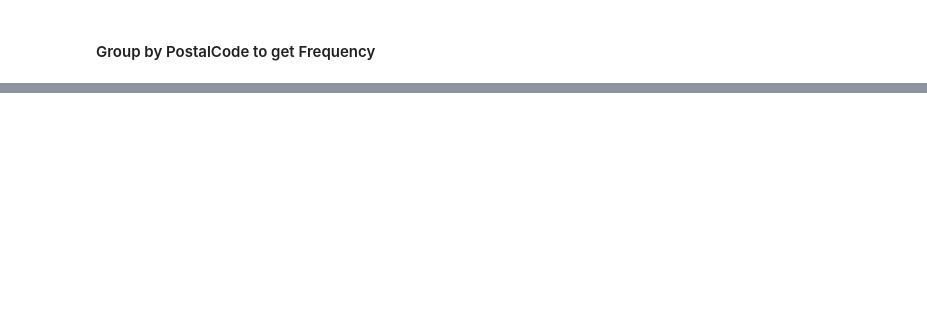
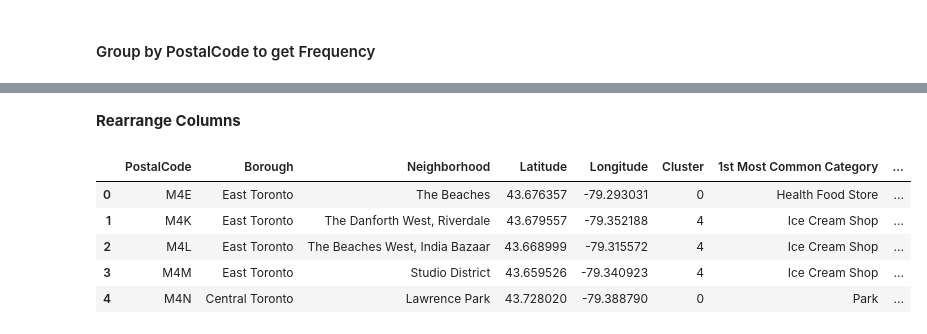
Before and after one commit to amypeniston/data-science-capstone-project, a Jupyter notebook: Scraping_and_Clustering.ipynb, the cells around one changed output, grey strips where cells are left out. Saved outputs shown, nothing was run; the diff lists cells and outputs as text; code cells hidden in the pictures; blank space fills up the shorter version.

```diff
--- a/Scraping_and_Clustering.ipynb
+++ b/Scraping_and_Clustering.ipynb
@@ -371,0 +448,6 @@ for idx, row in nearby_venues_grouped.iterrows():
+# %%
+k_means = KMeans(n_clusters=n_clusters, random_state=0)
+k_means.fit(clustering_df)
+
+cluster_results = k_means.labels_
+cluster_results
@@ -371,0 +460,4 @@ for idx, row in nearby_venues_grouped.iterrows():
+# %%
+result_df = top_df.copy()
+result_df.insert(1, "Cluster", cluster_results)
+result_df.head()
@@ -371,0 +473,3 @@ for idx, row in nearby_venues_grouped.iterrows():
+# %%
+result_df = result_df.merge(toronto_data, how="inner", on="PostalCode")
+result_df.head()
@@ -371,0 +483,14 @@ for idx, row in nearby_venues_grouped.iterrows():
+# %% [markdown]
+**Rearrange Columns**
+# %%
+cols = result_df.columns.values
+new_cols = list(cols[0:1]) + list(cols[-4:]) + list(cols[1:-4])
+result_df = result_df[new_cols]
+result_df.head()
+# %% [output]
+|  | PostalCode | Borough | Neighborhood | Latitude | Longitude | Cluster | 1st Most Common Category | ... |
+| 0 | M4E | East Toronto | The Beaches | 43.676357 | -79.293031 | 0 | Health Food Store | ... |
+| 1 | M4K | East Toronto | The Danforth West, Riverdale | 43.679557 | -79.352188 | 4 | Ice Cream Shop | ... |
+| 2 | M4L | East Toronto | The Beaches West, India Bazaar | 43.668999 | -79.315572 | 4 | Ice Cream Shop | ... |
+| 3 | M4M | East Toronto | Studio District | 43.659526 | -79.340923 | 4 | Ice Cream Shop | ... |
+| 4 | M4N | Central Toronto | Lawrence Park | 43.728020 | -79.388790 | 0 | Park | ... |
```
Also changed, not shown: parts of 30 cells of this notebook.
